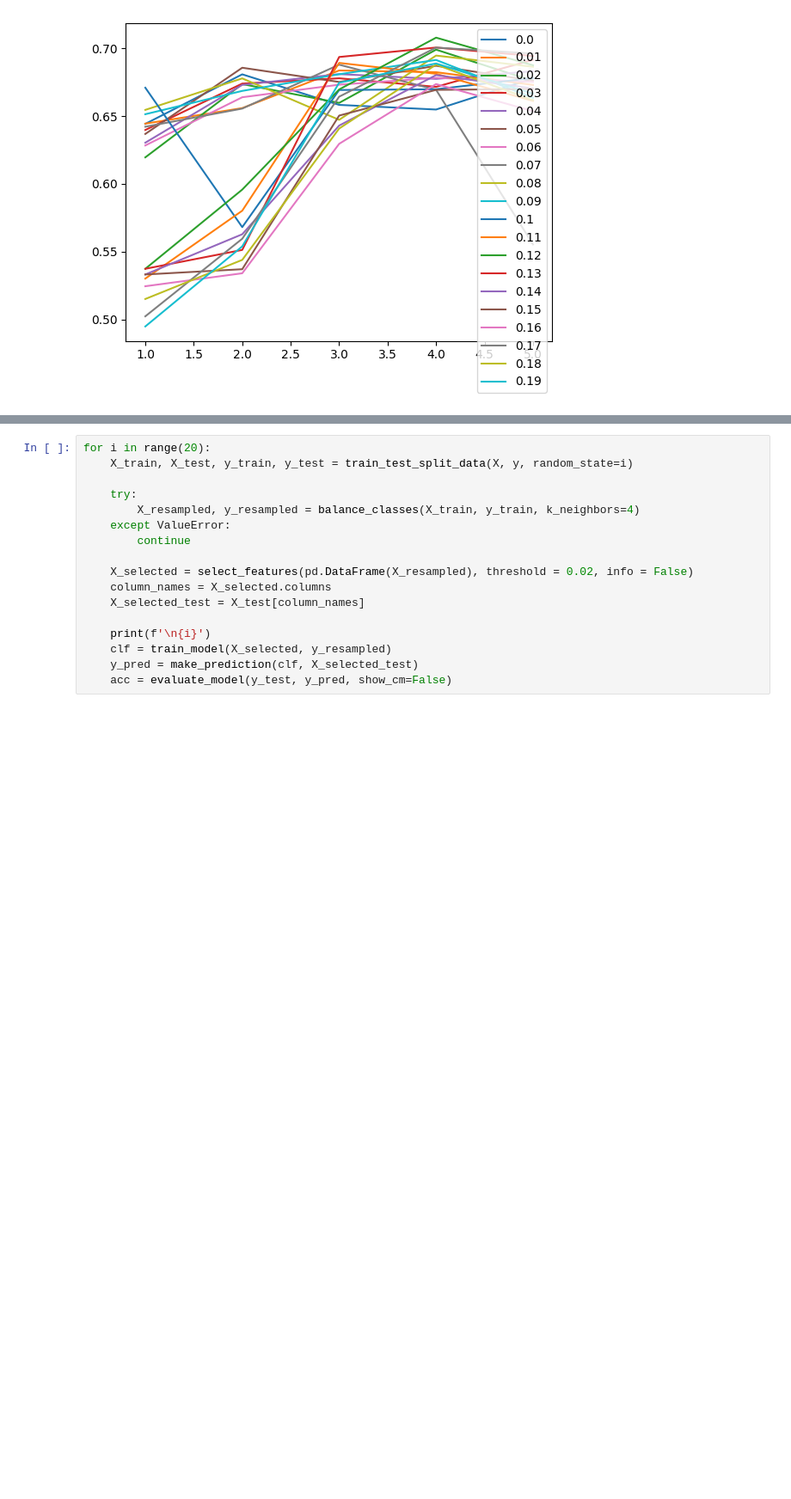
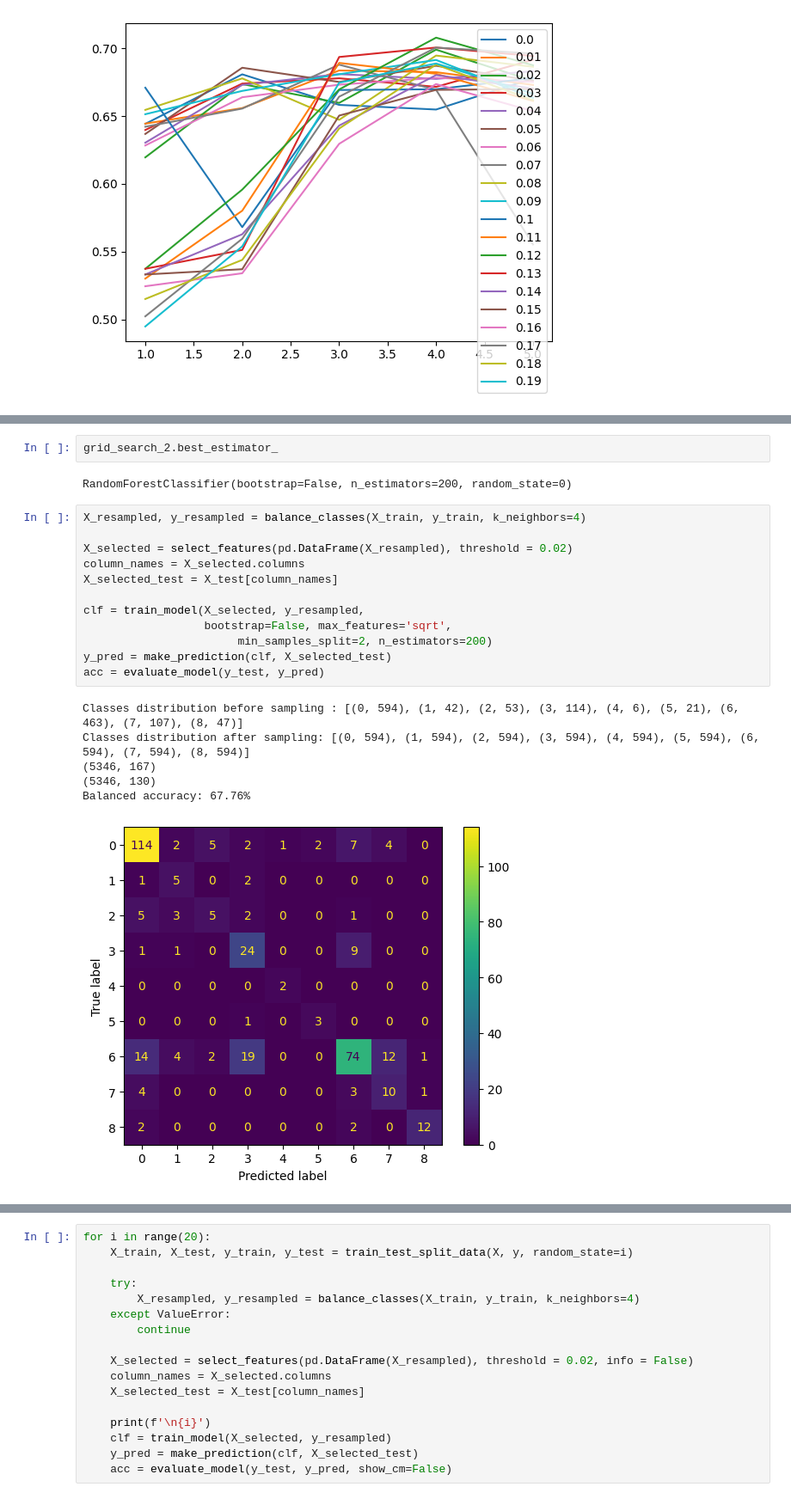
Before and after one commit to Bognanna/Molecular-Tastants, a Jupyter notebook: main.ipynb, the cells around one changed output, grey strips where cells are left out. Shown at 86% size. Saved outputs shown, nothing was run; the diff lists cells and outputs as text; blank space fills up the shorter version.

```diff
--- a/main.ipynb
+++ b/main.ipynb
@@ -456,0 +542,23 @@ RandomForestClassifier(bootstrap=False, max_depth=100, max_features='log2',
+# %%
+grid_search_2.best_estimator_
+# %% [output]
+RandomForestClassifier(bootstrap=False, n_estimators=200, random_state=0)
+# %%
+X_resampled, y_resampled = balance_classes(X_train, y_train, k_neighbors=4)
+
+X_selected = select_features(pd.DataFrame(X_resampled), threshold = 0.02)
+column_names = X_selected.columns
+X_selected_test = X_test[column_names]
+
+clf = train_model(X_selected, y_resampled,
+                  bootstrap=False, max_features='sqrt',
+                       min_samples_split=2, n_estimators=200)
+y_pred = make_prediction(clf, X_selected_test)
+acc = evaluate_model(y_test, y_pred)
+# %% [output]
+Classes distribution before sampling : [(0, 594), (1, 42), (2, 53), (3, 114), (4, 6), (5, 21), (6, 463), (7, 107), (8, 47)]
+Classes distribution after sampling: [(0, 594), (1, 594), (2, 594), (3, 594), (4, 594), (5, 594), (6, 594), (7, 594), (8, 594)]
+(5346, 167)
+(5346, 130)
+Balanced accuracy: 67.76%
+[figure, added]
```
Also changed, not shown: parts of 38 cells of this notebook.
